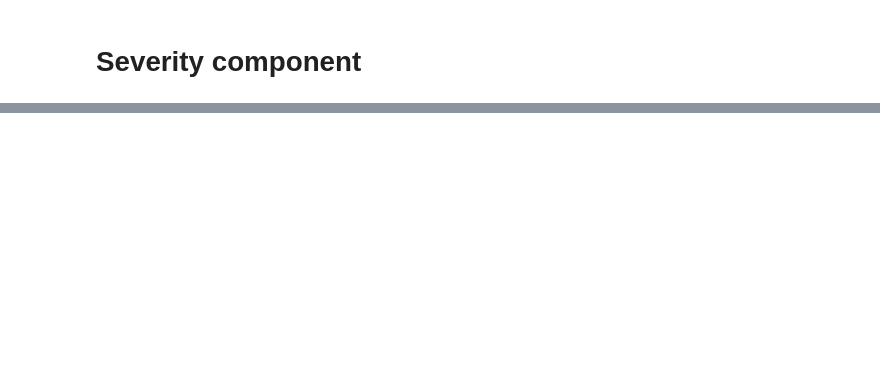
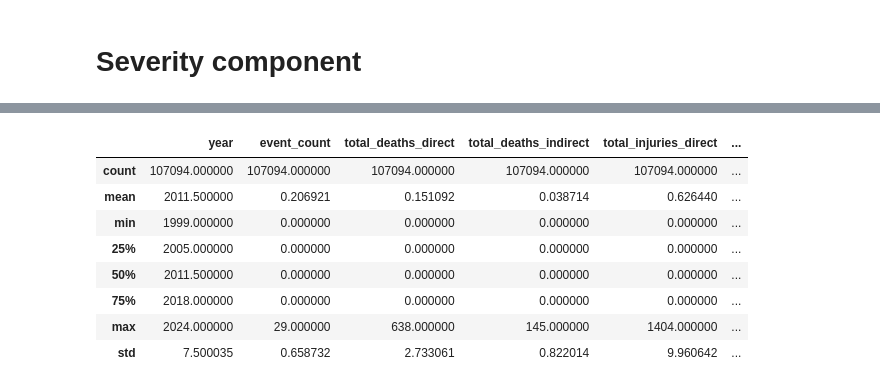
Before and after one commit to abdbtech/capstone, a Jupyter notebook: severity_bb.ipynb, the cells around one changed output, grey strips where cells are left out. Cells and saved outputs as stored; diff of their text form; code cells hidden in the pictures; blank space fills up the shorter version.

```diff
--- a/severity_bb.ipynb
+++ b/severity_bb.ipynb
@@ -63,3 +64,15 @@ df_noaa_episodes.sample(3)
+# %%
+df_noaa_episodes.describe()
+# %% [output]
+|  | year | event_count | total_deaths_direct | total_deaths_indirect | total_injuries_direct | ... |
+| count | 107094.000000 | 107094.000000 | 107094.000000 | 107094.000000 | 107094.000000 | ... |
+| mean | 2011.500000 | 0.206921 | 0.151092 | 0.038714 | 0.626440 | ... |
+| min | 1999.000000 | 0.000000 | 0.000000 | 0.000000 | 0.000000 | ... |
+| 25% | 2005.000000 | 0.000000 | 0.000000 | 0.000000 | 0.000000 | ... |
+| 50% | 2011.500000 | 0.000000 | 0.000000 | 0.000000 | 0.000000 | ... |
+| 75% | 2018.000000 | 0.000000 | 0.000000 | 0.000000 | 0.000000 | ... |
+| max | 2024.000000 | 29.000000 | 638.000000 | 145.000000 | 1404.000000 | ... |
+| std | 7.500035 | 0.658732 | 2.733061 | 0.822014 | 9.960642 | ... |
 # %%
 df_noaa_events.sample(3)
 # %% [output]
```
Also changed, not shown: parts of 8 cells of this notebook, 7 other files.
